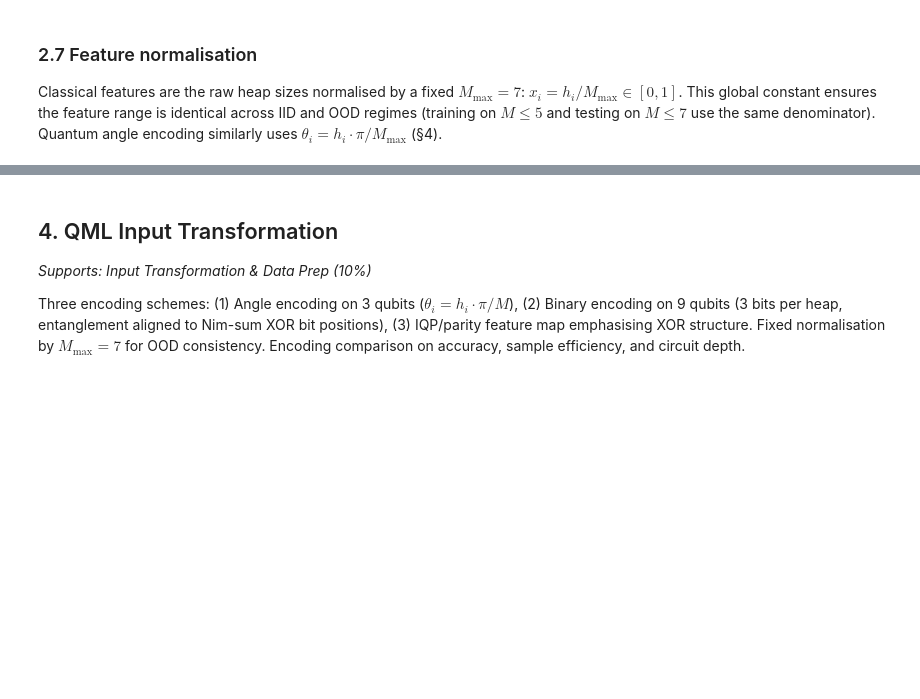
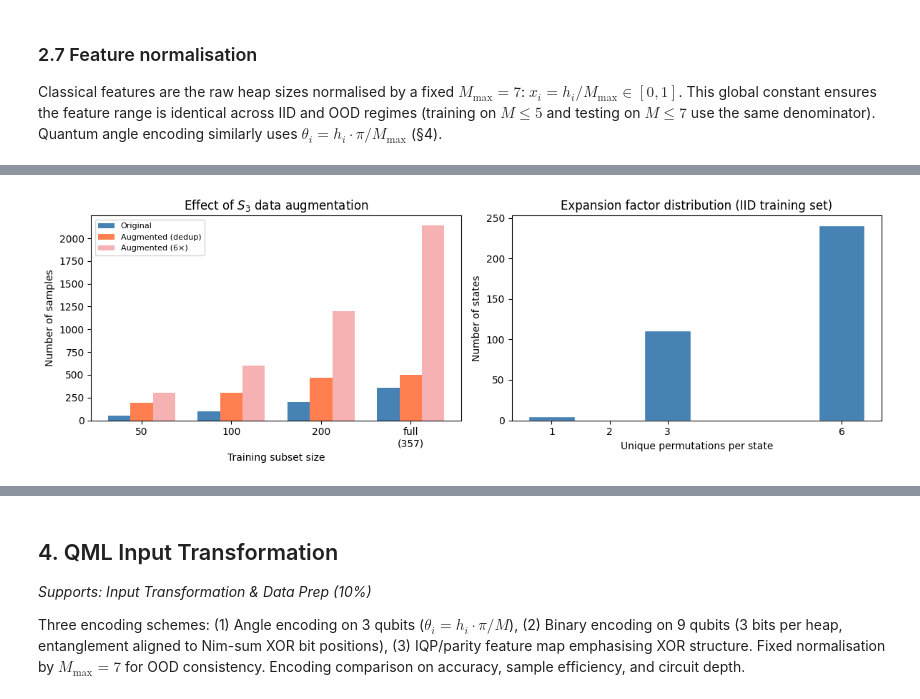
Before and after one commit to gelbh/comp47950-qml-project, a Jupyter notebook: notebooks/qml_project.ipynb, the cells around one changed output, grey strips where cells are left out. Drawn from its saved outputs; the diff is of its cells as text; code cells hidden in the pictures; blank space fills up the shorter version.

```diff
--- a/notebooks/qml_project.ipynb
+++ b/notebooks/qml_project.ipynb
@@ -283,0 +396,19 @@ Three classifiers (SVM with RBF kernel, Random Forest, Logistic Regression) with
+# %%
+# --- Data augmentation: expansion at each training size ---
+print("Augmentation expansion by training-size subset:\n")
+print(f"{'Subset':>8}  {'Original':>8}  {'Augmented':>9}  {'No-dedup':>8}  {'Factor':>7}")
+print("-" * 52)
+
+for key in [50, 100, 200, "full"]:
+    sub = subsets[key]
+    X_aug, y_aug = augment_s3(sub.X, sub.y, deduplicate=True)
+    X_aug_nd, _ = augment_s3(sub.X, sub.y, deduplicate=False)
+    label = str(key) if isinstance(key, int) else f"full ({sub.size})"
+    print(f"{label:>8}  {sub.size:>8}  {len(X_aug):>9}  {X_aug_nd.shape[0]:>8}  "
+          f"{len(X_aug)/sub.size:>6.2f}×")
+
+# --- Canonical ordering of the training set ---
+X_canon, sort_perms = canonical_order(iid.X_train)
+n_unique_canon = len(np.unique(X_canon, axis=0))
+print(f"\nIID training set: {len(iid.X_train)} rows → "
+      f"{n_unique_canon} unique canonical forms")
@@ -283,0 +426,39 @@ Three classifiers (SVM with RBF kernel, Random Forest, Logistic Regression) with
+# %%
+fig, axes = plt.subplots(1, 2, figsize=(12, 4))
+
+# Left: augmented size vs original size for each subset
+subset_keys = [50, 100, 200, "full"]
+orig_sizes, aug_sizes, aug_nd_sizes = [], [], []
+for key in subset_keys:
+    sub = subsets[key]
+    X_a, _ = augment_s3(sub.X, sub.y, deduplicate=True)
+    X_and, _ = augment_s3(sub.X, sub.y, deduplicate=False)
+    orig_sizes.append(sub.size)
+    aug_sizes.append(len(X_a))
+    aug_nd_sizes.append(len(X_and))
+
+x_pos = np.arange(len(subset_keys))
+w = 0.25
+axes[0].bar(x_pos - w, orig_sizes, w, label="Original", color="steelblue")
+axes[0].bar(x_pos, aug_sizes, w, label="Augmented (dedup)", color="coral")
+axes[0].bar(x_pos + w, aug_nd_sizes, w, label="Augmented (6×)", color="lightcoral", alpha=0.6)
+axes[0].set_xticks(x_pos)
+axes[0].set_xticklabels([str(k) if isinstance(k, int) else f"full\n({subsets[k].size})" for k in subset_keys])
+axes[0].set_xlabel("Training subset size")
+axes[0].set_ylabel("Number of samples")
+axes[0].set_title("Effect of $S_3$ data augmentation")
+axes[0].legend(fontsize=8)
+
+# Right: per-state expansion factor distribution (full training set)
+stats = augmentation_stats(iid.X_train)
+counts = stats["n_unique_perms"].value_counts().sort_index()
+axes[1].bar(counts.index, counts.values, color="steelblue", edgecolor="white")
+axes[1].set_xlabel("Unique permutations per state")
+axes[1].set_ylabel("Number of states")
+axes[1].set_title("Expansion factor distribution (IID training set)")
+axes[1].set_xticks([1, 2, 3, 6])
+
+plt.tight_layout()
+plt.show()
+# %% [output]
+[figure, added]
```
Also changed, not shown: parts of 40 cells of this notebook.
